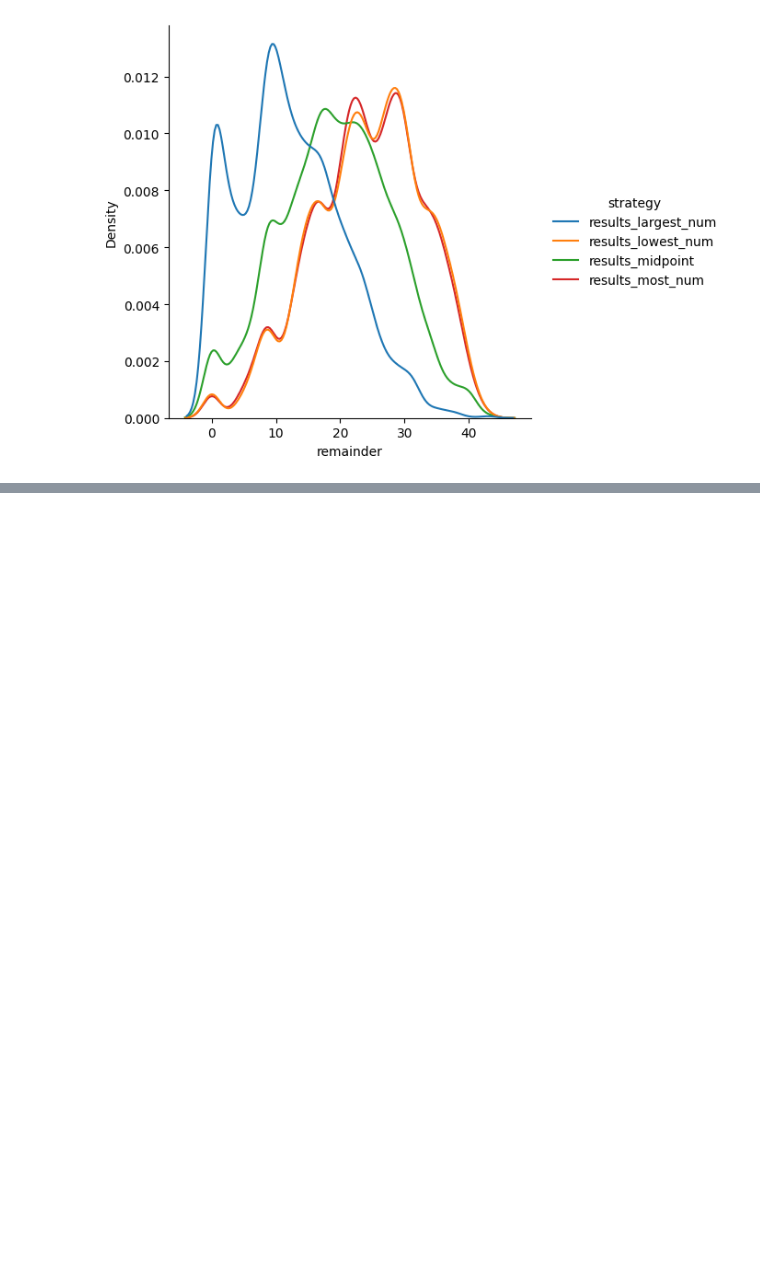
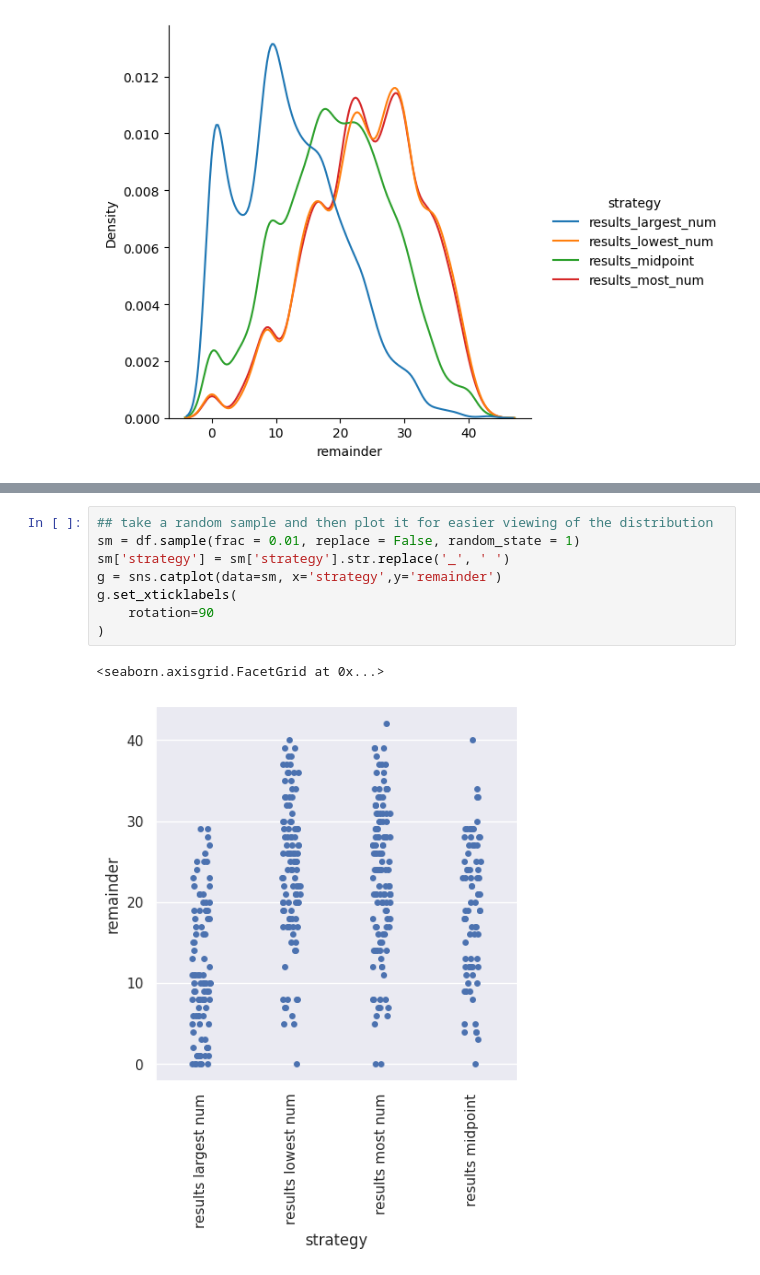
Before and after one commit to segravjf/klackers, a Jupyter notebook: klackers_simulations.ipynb, the cells around one changed output, grey strips where cells are left out. Drawn from its saved outputs; the diff is of its cells as text; blank space fills up the shorter version.

```diff
--- a/klackers_simulations.ipynb
+++ b/klackers_simulations.ipynb
@@ -222,0 +244,11 @@ sns.displot(data = df, x = 'remainder', hue = 'strategy', kind = 'kde')
+# %%
+## take a random sample and then plot it for easier viewing of the distribution
+sm = df.sample(frac = 0.01, replace = False, random_state = 1)
+sm['strategy'] = sm['strategy'].str.replace('_', ' ')
+g = sns.catplot(data=sm, x='strategy',y='remainder')
+g.set_xticklabels(
+    rotation=90
+)
+# %% [output]
+<seaborn.axisgrid.FacetGrid at 0x...>
+[figure, added]
```
Also changed, not shown: parts of 4 cells of this notebook.
